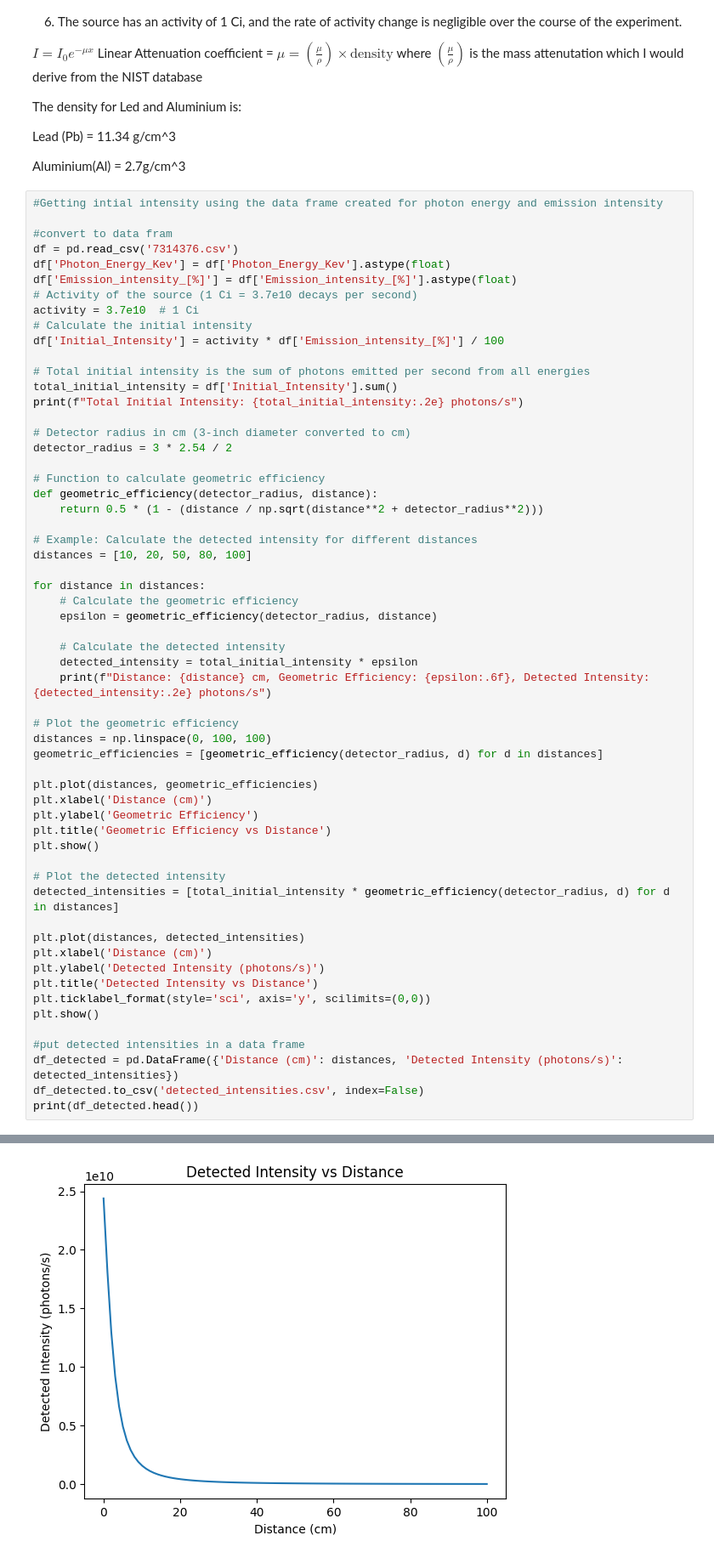
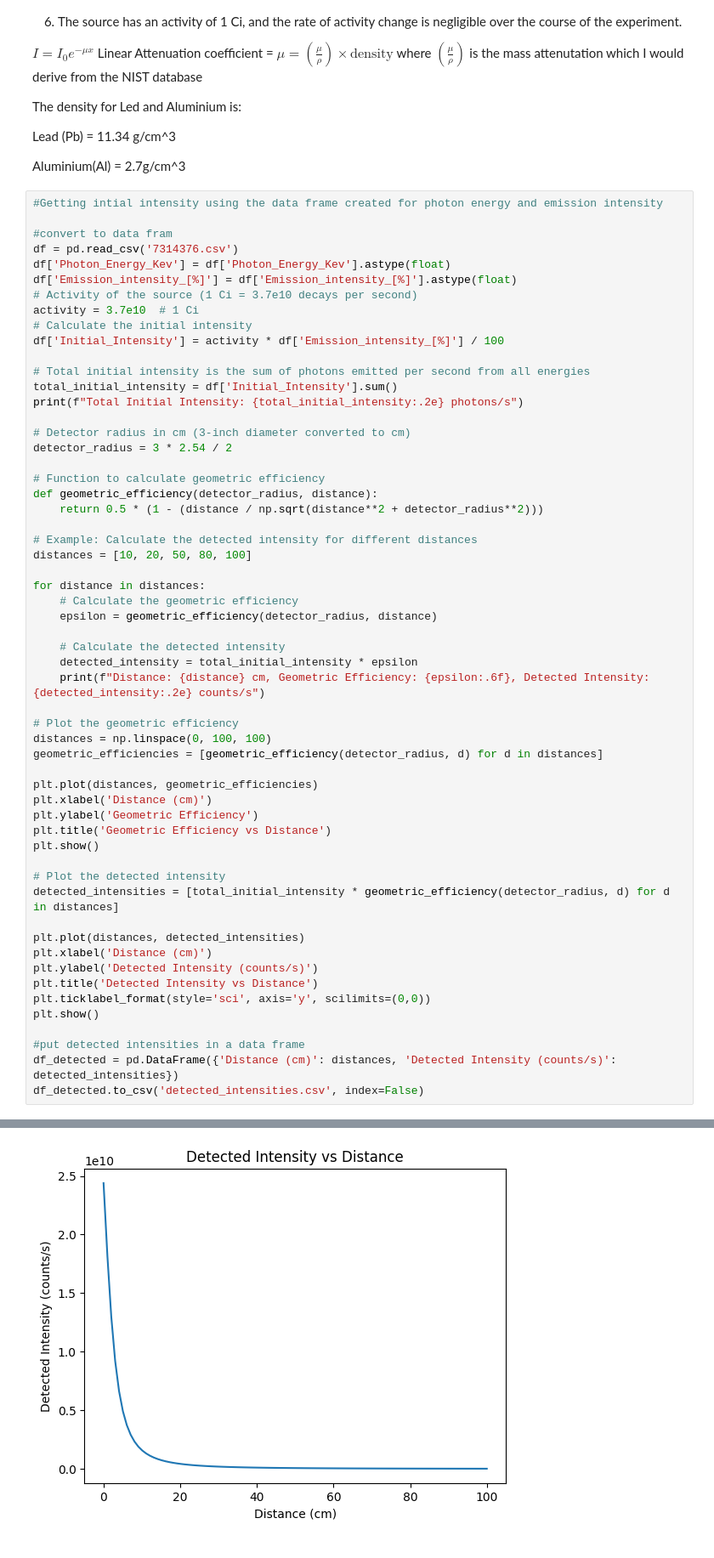
Before and after one commit to AbhinandSatish/Nuclear-Instrumentation-and-Measurement-Project-1, a Jupyter notebook: project1.ipynb, the cells around one changed output, grey strips where cells are left out. Shown: that part at 85% size. Saved outputs shown, nothing was run; the diff lists cells and outputs as text.

```diff
--- a/project1.ipynb
+++ b/project1.ipynb
@@ -123,7 +123,7 @@ for distance in distances:
 
     # Calculate the detected intensity
     detected_intensity = total_initial_intensity * epsilon
-    print(f"Distance: {distance} cm, Geometric Efficiency: {epsilon:.6f}, Detected Intensity: {detected_intensity:.2e} photons/s")
+    print(f"Distance: {distance} cm, Geometric Efficiency: {epsilon:.6f}, Detected Intensity: {detected_intensity:.2e} counts/s")
 
 # Plot the geometric efficiency
 distances = np.linspace(0, 100, 100)
@@ -140,14 +140,13 @@ detected_intensities = [total_initial_intensity * geometric_efficiency(detector_
 
 plt.plot(distances, detected_intensities)
 plt.xlabel('Distance (cm)')
-plt.ylabel('Detected Intensity (photons/s)')
+plt.ylabel('Detected Intensity (counts/s)')
 plt.title('Detected Intensity vs Distance')
 plt.ticklabel_format(style='sci', axis='y', scilimits=(0,0))
 plt.show()
 
 #put detected intensities in a data frame
-df_detected = pd.DataFrame({'Distance (cm)': distances, 'Detected Intensity (photons/s)': detected_intensities})
+df_detected = pd.DataFrame({'Distance (cm)': distances, 'Detected Intensity (counts/s)': detected_intensities})
 df_detected.to_csv('detected_intensities.csv', index=False)
-print(df_detected.head())
 # %% [output]
 Total Initial Intensity: 4.88e+10 photons/s
@@ -159,2 +158,2 @@ Distance: 100 cm, Geometric Efficiency: 0.000363, Detected Intensity: 1.77e+07 p
 [figure]
-[figure, old version]
+[figure, new version]
```
Also changed, not shown: parts of 3 cells of this notebook, 2 other files.
